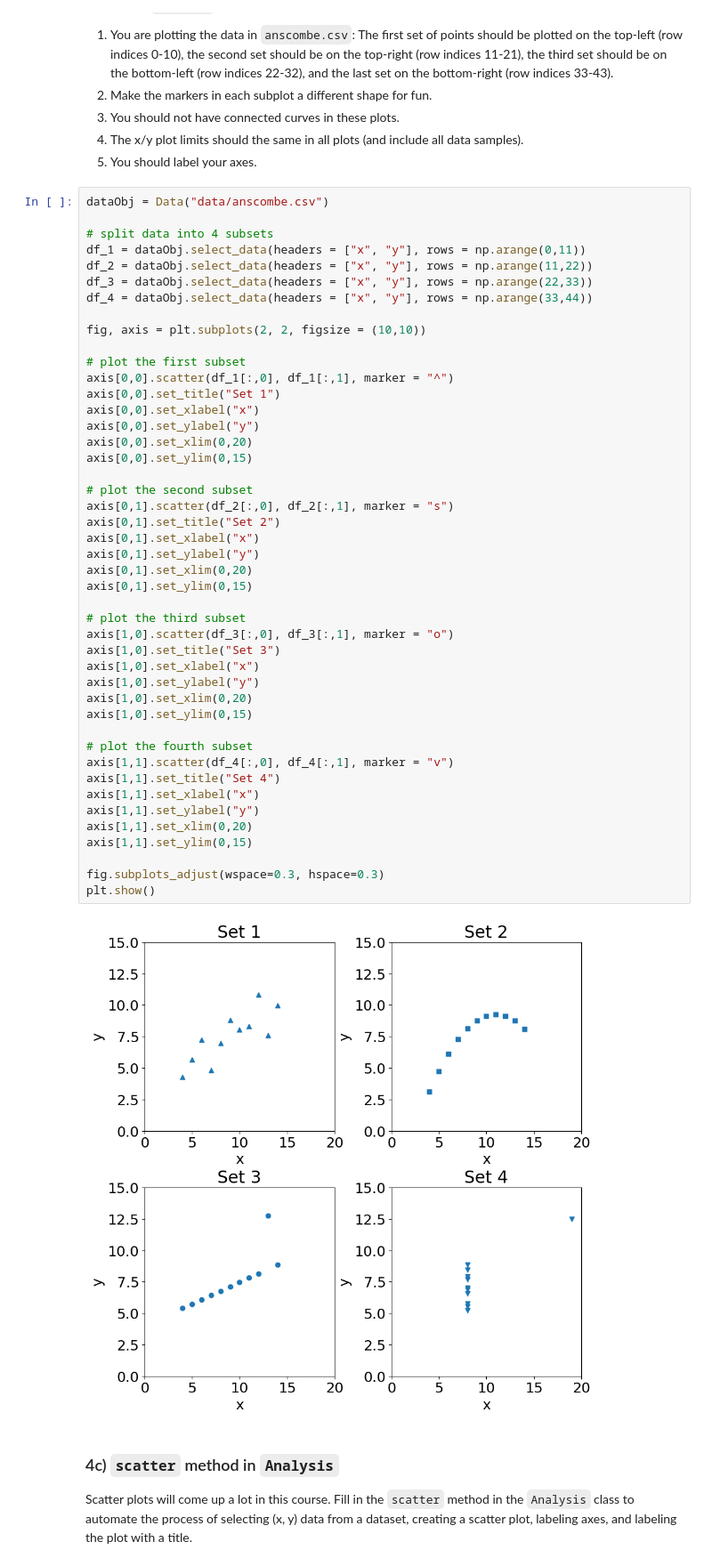
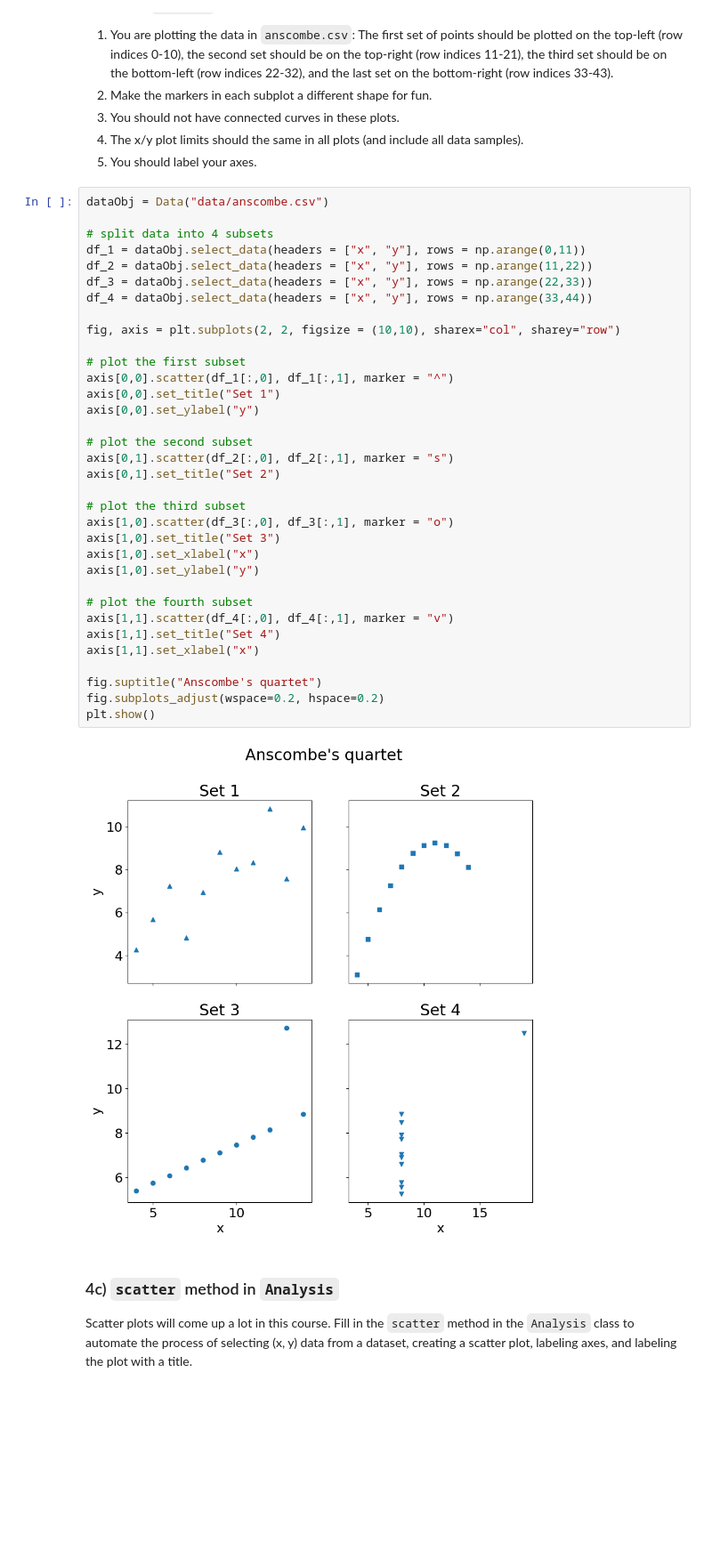
Before and after one commit to dnnguy23/cs251_project1, a Jupyter notebook: analysis.ipynb, the cells around one changed output. Shown at 89% size. Drawn from its saved outputs; the diff is of its cells as text; blank space fills up the shorter version.

```diff
--- a/analysis.ipynb
+++ b/analysis.ipynb
@@ -425,48 +425,37 @@ dataObj = Data("data/anscombe.csv")
 
 # split data into 4 subsets
 df_1 = dataObj.select_data(headers = ["x", "y"], rows = np.arange(0,11))
 df_2 = dataObj.select_data(headers = ["x", "y"], rows = np.arange(11,22))
 df_3 = dataObj.select_data(headers = ["x", "y"], rows = np.arange(22,33))
 df_4 = dataObj.select_data(headers = ["x", "y"], rows = np.arange(33,44))
 
-fig, axis = plt.subplots(2, 2, figsize = (10,10))
+fig, axis = plt.subplots(2, 2, figsize = (10,10), sharex="col", sharey="row")
 
 # plot the first subset
 axis[0,0].scatter(df_1[:,0], df_1[:,1], marker = "^")
 axis[0,0].set_title("Set 1")
-axis[0,0].set_xlabel("x")
 axis[0,0].set_ylabel("y")
-axis[0,0].set_xlim(0,20)
-axis[0,0].set_ylim(0,15)
 
 # plot the second subset
 axis[0,1].scatter(df_2[:,0], df_2[:,1], marker = "s")
 axis[0,1].set_title("Set 2")
-axis[0,1].set_xlabel("x")
-axis[0,1].set_ylabel("y")
-axis[0,1].set_xlim(0,20)
-axis[0,1].set_ylim(0,15)
 
 # plot the third subset
 axis[1,0].scatter(df_3[:,0], df_3[:,1], marker = "o")
 axis[1,0].set_title("Set 3")
 axis[1,0].set_xlabel("x")
 axis[1,0].set_ylabel("y")
-axis[1,0].set_xlim(0,20)
-axis[1,0].set_ylim(0,15)
 
 # plot the fourth subset
 axis[1,1].scatter(df_4[:,0], df_4[:,1], marker = "v")
 axis[1,1].set_title("Set 4")
 axis[1,1].set_xlabel("x")
-axis[1,1].set_ylabel("y")
-axis[1,1].set_xlim(0,20)
-axis[1,1].set_ylim(0,15)
 
-fig.subplots_adjust(wspace=0.3, hspace=0.3)
+fig.suptitle("Anscombe's quartet")
+fig.subplots_adjust(wspace=0.2, hspace=0.2)
 plt.show()
 # %% [output]
-[figure, old version]
+[figure, new version]
 # %% [markdown]
 ### 4c) `scatter` method in `Analysis`
 
```
Also changed, not shown: parts of 1 cell of this notebook, 1 other file.
